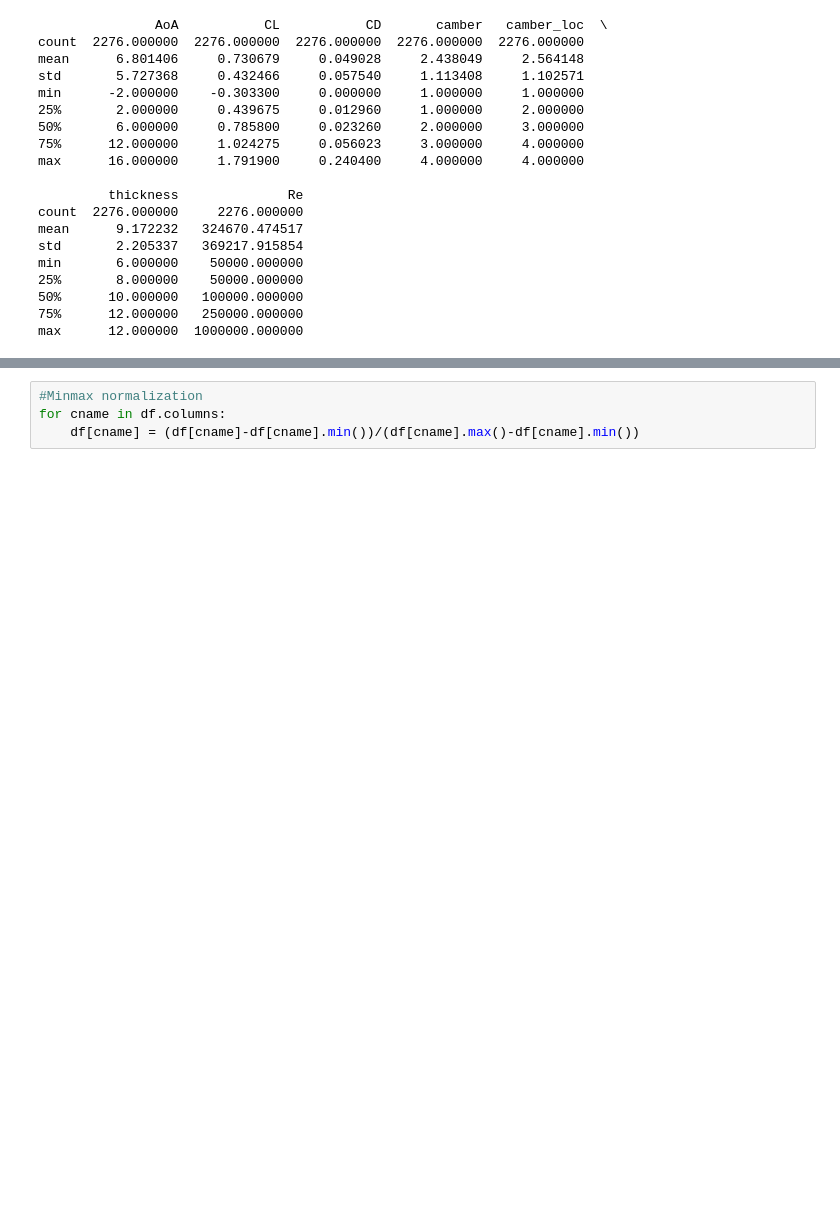
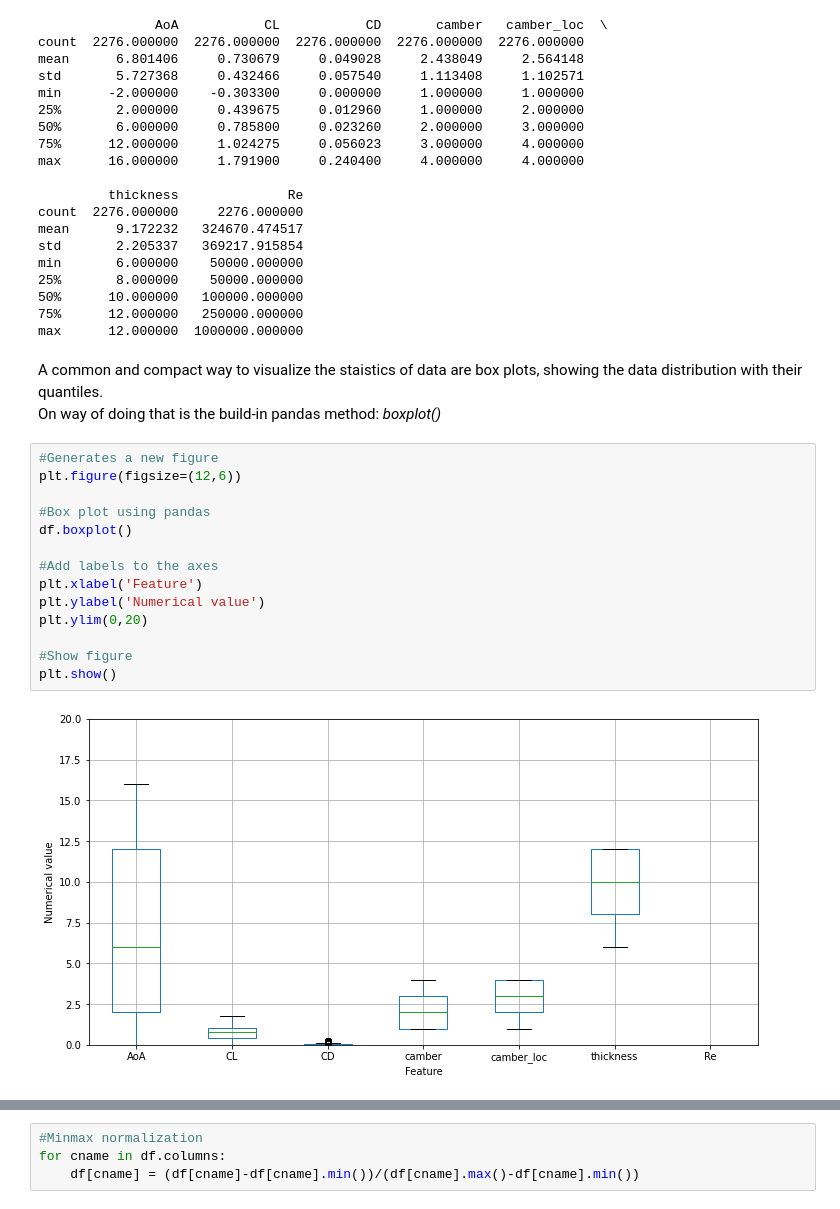
Before and after one commit to LolBurger/tutorialTE21, a Jupyter notebook: tutorial.ipynb, the cells around one changed output, grey strips where cells are left out. Saved outputs shown, nothing was run; the diff lists cells and outputs as text; blank space fills up the shorter version.

Commit message:
ho fatto dei cambiamenti devi solo mettere a posto un commento che riguarda i nuovi boxplot che ho inserito

```diff
--- a/tutorial.ipynb
+++ b/tutorial.ipynb
@@ -75,4 +77,24 @@ min       6.000000    50000.000000
 50%      10.000000   100000.000000
 75%      12.000000   250000.000000
 max      12.000000  1000000.000000
+# %% [markdown]
+A common and compact way to visualize the staistics of data are box plots,
+showing the data distribution with their quantiles. <br>
+On way of doing that is the build-in pandas method: *boxplot()*
+# %%
+#Generates a new figure
+plt.figure(figsize=(12,6))
+
+#Box plot using pandas
+df.boxplot()
+
+#Add labels to the axes
+plt.xlabel('Feature')
+plt.ylabel('Numerical value')
+plt.ylim(0,20)
+
+#Show figure
+plt.show()
+# %% [output]
+[figure, added]
 # %% [markdown]
```
Also changed, not shown: parts of 14 cells of this notebook, 1 other file.
